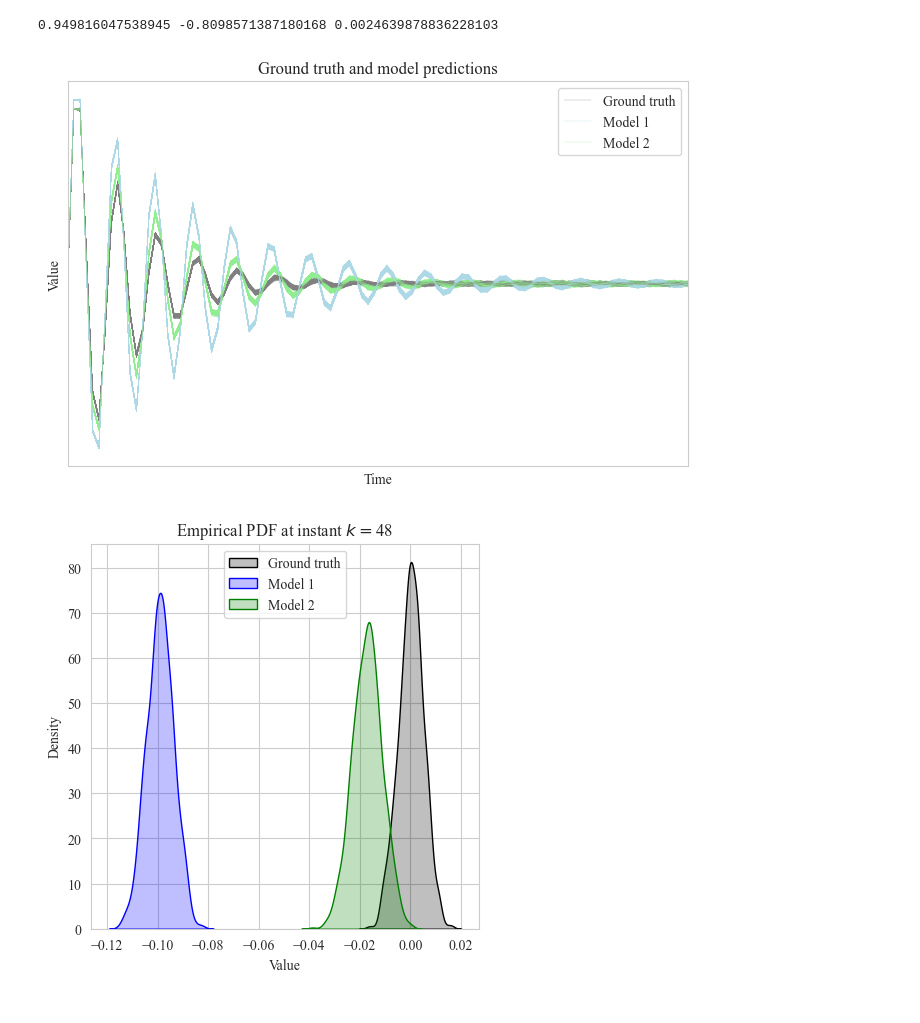
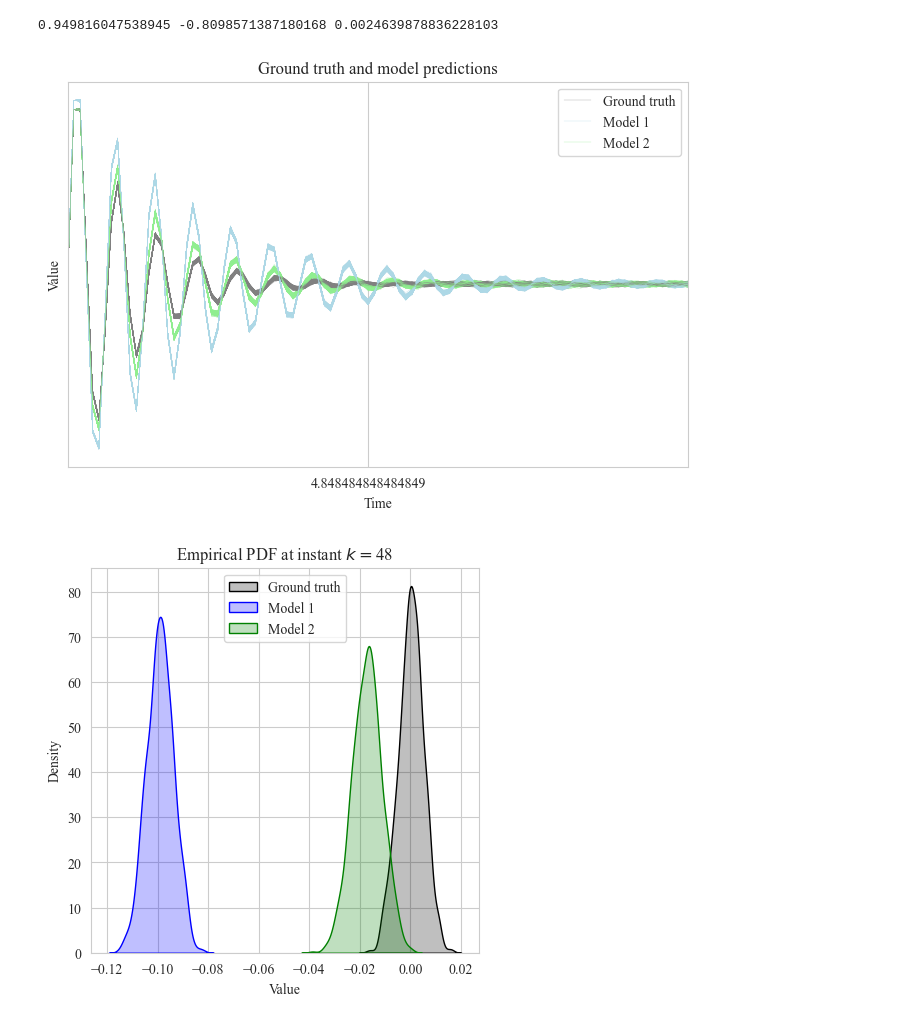
Before and after one commit to jpfutalef/VoI, a Jupyter notebook: notebooks/losses_figures.ipynb, the cells around one changed output. Cells and saved outputs as stored; diff of their text form; code cells hidden in the pictures.

```diff
--- a/notebooks/losses_figures.ipynb
+++ b/notebooks/losses_figures.ipynb
@@ -114,34 +114,34 @@ model_predictions2 = dummy_model(sim_time, p0_model2, p1_model2, p2_model2, n_sa
 # %%
 # Plot realizations of the ground truth and model predictions with different colors
 fig, ax = plt.subplots(1, 1, figsize=(8, 5))
 
 for i in range(n_samples):
     ax.plot(sim_time, ground_truth[i, :], linewidth=0.2, color='gray', label='Ground truth')
     ax.plot(sim_time, model_predictions1[i, :], linewidth=0.2, color='lightblue', label='Model 1')
     ax.plot(sim_time, model_predictions2[i, :], linewidth=0.2, color='lightgreen', label='Model 2')
 
 ax.set_xlabel('Time')
 ax.set_ylabel('Value')
 ax.set_title('Ground truth and model predictions')
 ax.set_xlim([0, sim_time[-1]])
 
 # Add the legend for the different lines, only first three
 ax.legend(['Ground truth', 'Model 1', 'Model 2'])
 
 # Modify the ticks. First, x-axis
-x_pos = []
-x_label = []
+x_pos = [sim_time[48]]
+x_label = [sim_time[48]]
 ax.set_xticks(x_pos)
 ax.set_xticklabels(x_label)
 
 # Second, y-axis
 y_pos = []
 y_label = []
 ax.set_yticks(y_pos)
 ax.set_yticklabels(y_label)
 None
 # %% [output]
-[figure, old version]
+[figure, new version]
 # %%
 # Select some time and plot the distributions
 k = 48
```
Also changed, not shown: parts of 3 cells of this notebook, 1 other file.
